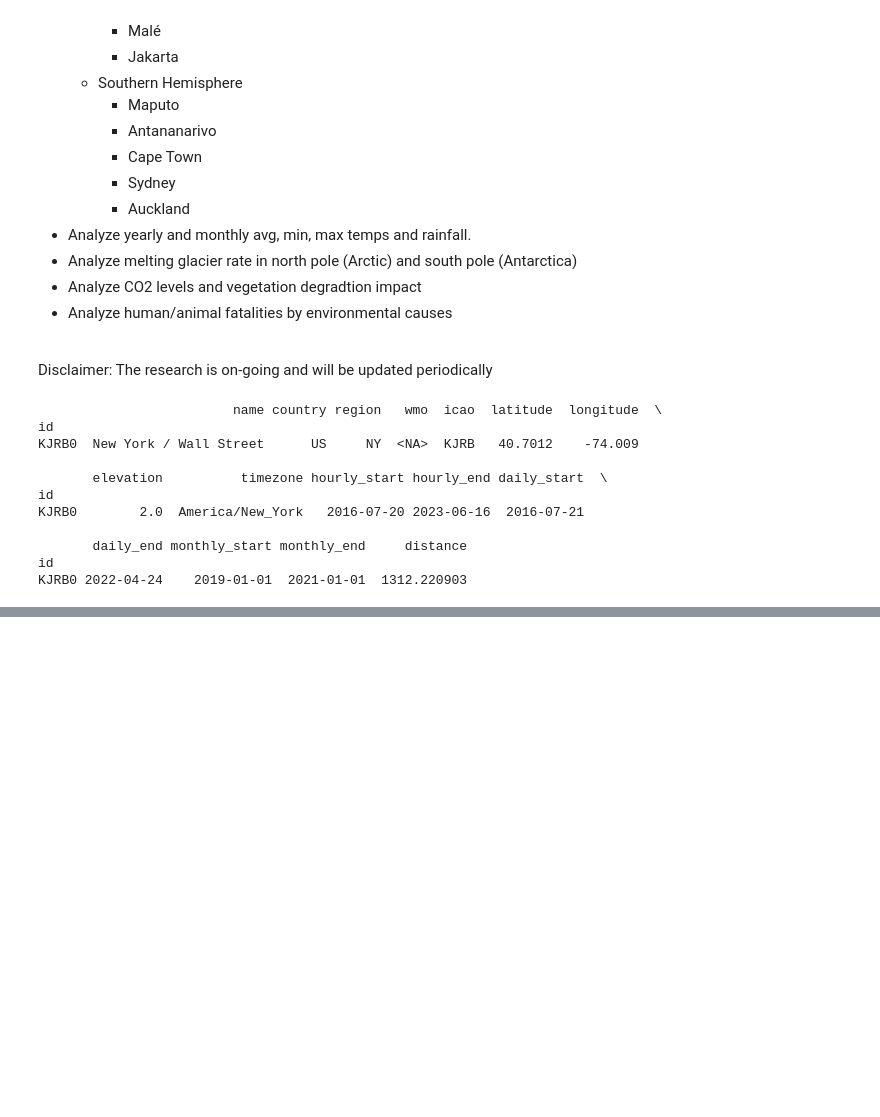
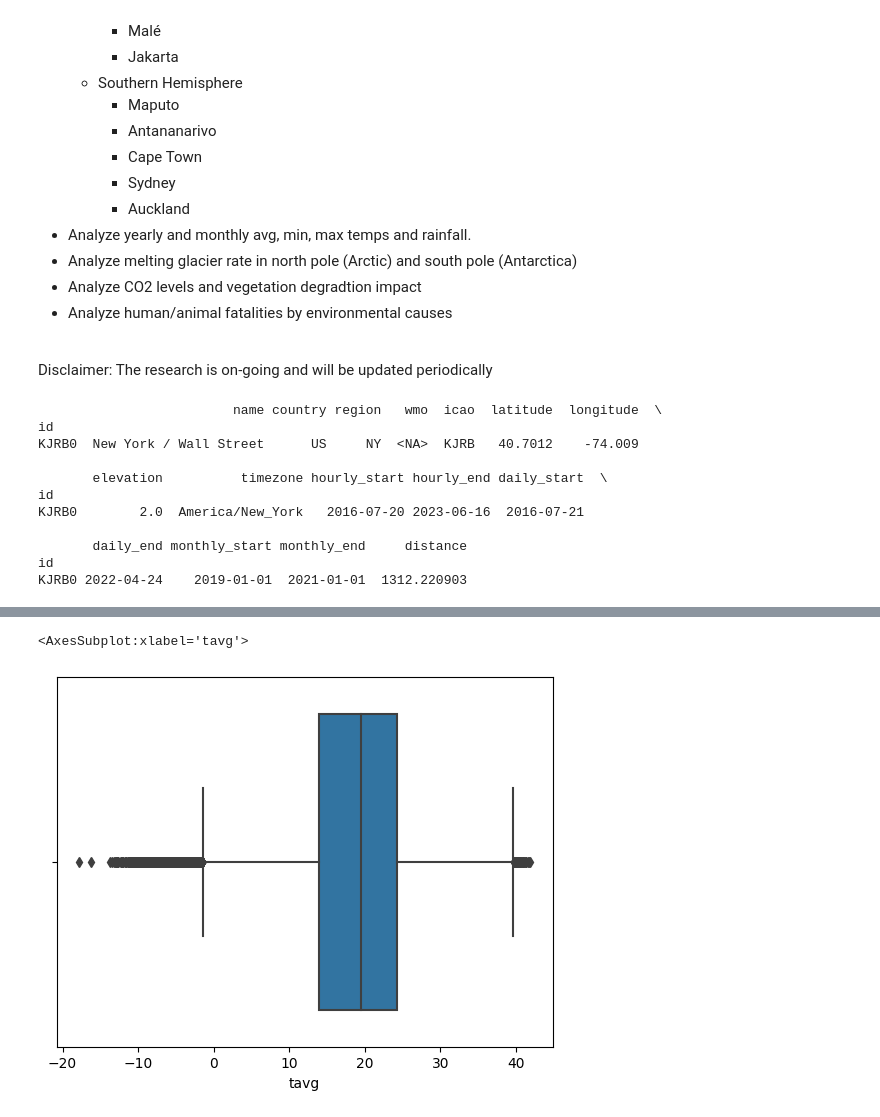
Before and after one commit to Azrael07/WeatherAnalysis, a Jupyter notebook: WeatherAnalysis.ipynb, the cells around one changed output, grey strips where cells are left out. Cells and saved outputs as stored; diff of their text form; code cells hidden in the pictures; blank space fills up the shorter version.

```diff
--- a/WeatherAnalysis.ipynb
+++ b/WeatherAnalysis.ipynb
@@ -217,0 +351,5 @@ array(['New York', 'Munich', 'Istanbul', 'Dubai', 'Tokyo', 'Bogota',
+# %%
+sbn.boxplot(x=df['tavg'])
+# %% [output]
+<AxesSubplot:xlabel='tavg'>
+[figure, added]
```
Also changed, not shown: parts of 29 cells of this notebook.
